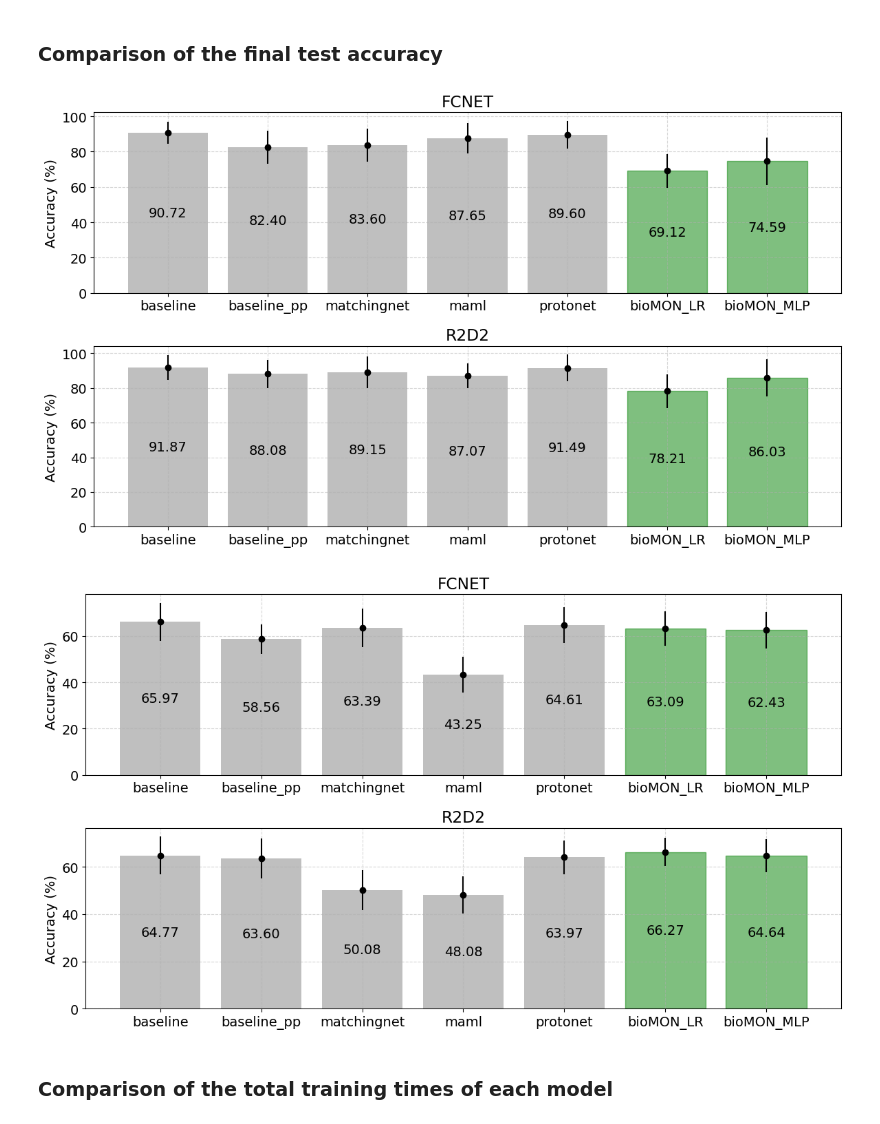
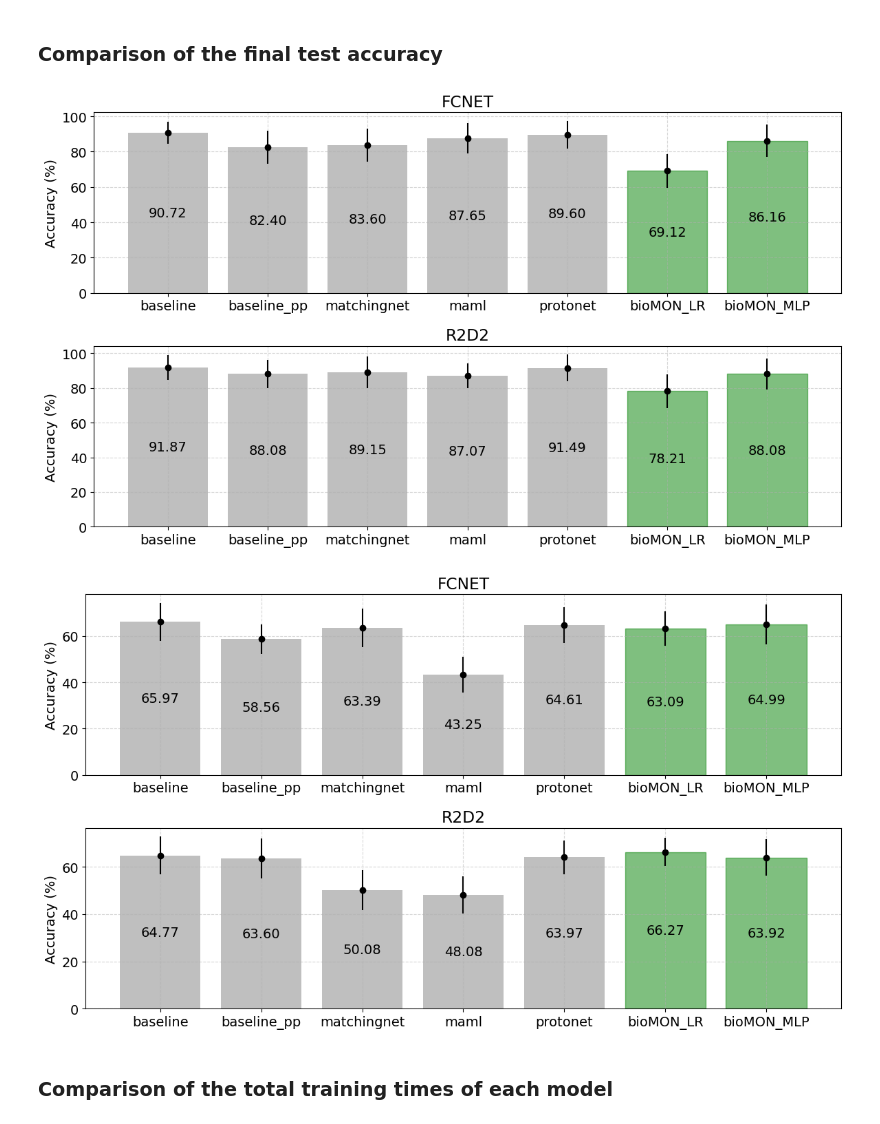
Before and after one commit to MChatzakis/BioMON, a Jupyter notebook: bioMON.ipynb, the cells around one changed output. Drawn from its saved outputs; the diff is of its cells as text; code cells hidden in the pictures.

```diff
--- a/bioMON.ipynb
+++ b/bioMON.ipynb
@@ -99,7 +101,7 @@ plt.rcParams.update({'font.size': 14})
 
 for dataset in datasets:
     for backbone in backbones:
-        classifiers = ["MLP_e10_l128-64", "MLP_e10_l256-64-64", "MLP_e10_l512-256-128-64"]
+        classifiers = ["MLP_e15_l128-64", "MLP_e10_l256-64-64", "MLP_e10_l512-256-128-64"]
         names = ["Layers 128-64", "Layers 256-64-64", "Layers 512-256-128-64"]
         fig, ax = plt.subplots(1, 3, figsize=(11, 4))
         for index, data in enumerate(zip(classifiers, names)):
@@ -536,37 +538,37 @@ for dataset in datasets:
         algo_std = []
         for _, algo in enumerate(algos):
             if algo == "bioMON_MLP":
-                algo = "bioMON_MLP_e10_l128-64"
+                algo = "bioMON_MLP_e15_l128-64"
 
             path = f"{RESULTS_DIR}/{dataset}/{algo}_{backbone}/{n_way}w{n_shot}s{n_query}q/"
             data = pd.read_csv(path + "test_summary.csv")
 
             test_line = data.iloc[2]
             algo_accuracies.append(test_line["acc_mean"])
             algo_std.append(test_line["acc_std"])
 
         ax[index].grid(alpha=0.5, linestyle="--")
 
         bars = ax[index].bar(algos, algo_accuracies, color="gray", alpha=0.5)
         bars[5].set_color("green")
         bars[6].set_color("green")
         #bars[3].set_label("BioMON")
 
         ax[index].set_title(f"{backbone}")
         ax[index].set_ylabel("Accuracy (%)")
         ax[index].errorbar(
             algos, algo_accuracies, yerr=algo_std, fmt="o", color="black"
         )
         ax[index].bar_label(ax[index].containers[0], fmt="%.2f", label_type="center")
 
     fig.tight_layout()
 
     fig.savefig(f"{SAVE_PLOTS_DIR}/algo_accuracy_{dataset}.png")
 
     plt.show()
 # %% [output]
-[figure, old version]
+[figure, new version]
-[figure, old version]
+[figure, new version]
 # %% [markdown]
 ### Comparison of the total training times of each model
 # %%
```
Also changed, not shown: parts of 2 cells of this notebook, 18 other files.
